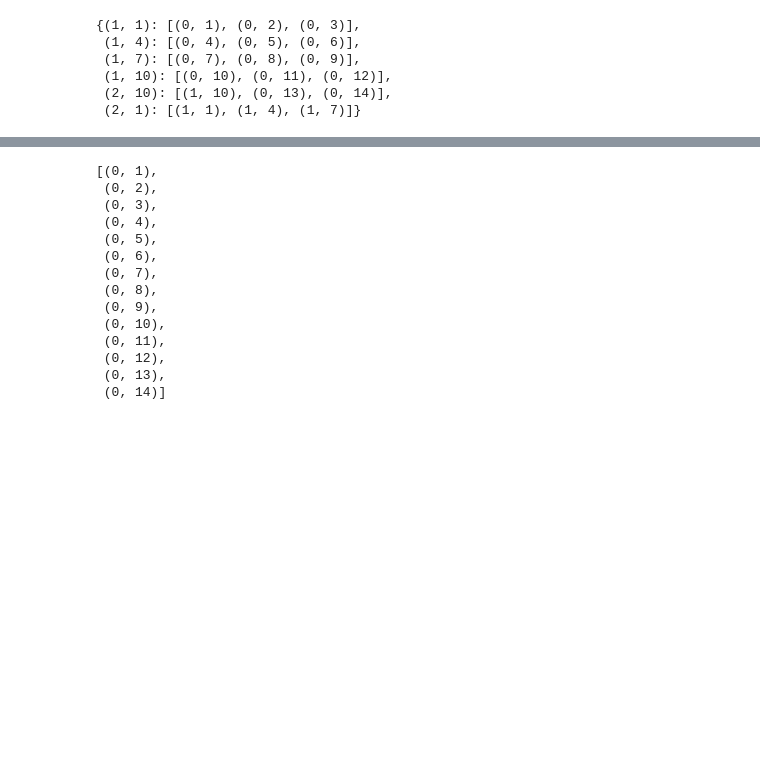
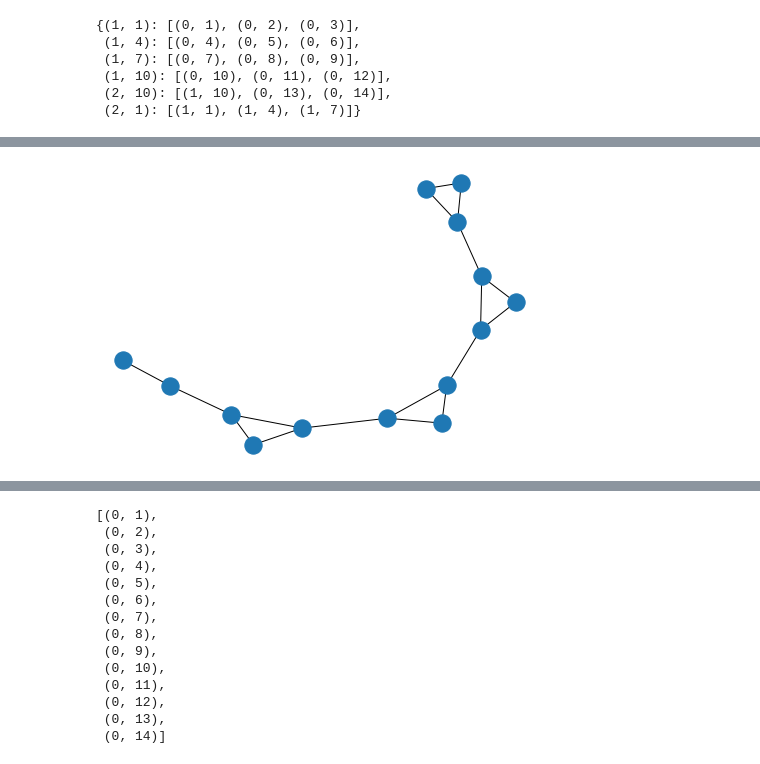
Before and after one commit to kdd-lab/2020_Trevisan, a Jupyter notebook: code/notebook/4_Pipeline_gerarchica_invertita.ipynb, the cells around one changed output, grey strips where cells are left out. Cells and saved outputs as stored; diff of their text form; code cells hidden in the pictures; blank space fills up the shorter version.

```diff
--- a/code/notebook/4_Pipeline_gerarchica_invertita.ipynb
+++ b/code/notebook/4_Pipeline_gerarchica_invertita.ipynb
@@ -505,3 +511,80 @@ m = {(1, 1): [(0, 1), (0, 2), (0, 3)],
  (2, 10): [(1, 10), (0, 13), (0, 14)],
  (2, 1): [(1, 1), (1, 4), (1, 7)]}
 G_finale = [(2, 1), (2, 10)]
+# %%
+def all_equal(iterator):
+    iterator = [x[0] for x in iterator]
+    if len(set(iterator)) <= 1:
+        ah = list(set(iterator))
+        return ah[0] == 0
+    else:
+        return False
+# %%
+from itertools import product
+
+m = {(1, 1): [(0, 1), (0, 2), (0, 3)],
+ (1, 4): [(0, 4), (0, 5), (0, 6)],
+ (1, 7): [(0, 7), (0, 8), (0, 9)],
+ (1, 10): [(0, 10), (0, 11), (0, 12)],
+ (2, 10): [(1, 10), (0, 13), (0, 14)],
+ (2, 1): [(1, 1), (1, 4), (1, 7)]}
+
+G_finale = [(2, 1), (2, 10)]
+
+
+def all_equal(iterator):
+    iterator = [x[0] for x in iterator]
+    if len(set(iterator)) <= 1:
+        ah = list(set(iterator))
+        return ah[0] == 0
+    else:
+        return False
+
+def inverti(lista_nodi, mapping):
+    risultato_nodi = []
+    risultato_archi = []
+    grafo_finale = nx.Graph()
+
+    while mapping != {}:
+        lista_nodi.sort(key=lambda x:x[0])
+        x = lista_nodi[-1]
+        y = mapping.get(x)
+        risultato_archi.append(y)
+        lista_nodi[lista_nodi.index(x)] = y
+
+        del mapping[x]
+        lista_nodi = flatten(lista_nodi)
+        lista_nodi.sort(key=lambda x:x[1])
+    risultato_nodi.append(lista_nodi)
+
+
+    lista = []
+    for i in risultato_nodi[0]:
+        lista.append(i[1])
+
+
+    lista_archi_final = [(lista[i], lista[i+1]) for i in range(0, len(lista)-1, 1)]
+    #print(lista_archi_final)
+
+    grafo_finale.add_edges_from(lista_archi_final)
+    #print("Risultato archi", risultato_archi)
+    risultato_archi2 = []
+    for i in risultato_archi:
+        #print("i", i, all_equal(i))
+        if all_equal(i) == True:
+            risultato_archi2.append(i)
+    #print(risultato_archi2)
+    arconi = []
+    for a in risultato_archi2:
+        print(a, a[0][1], a[2][1])
+        arconi.append((a[0][1], a[2][1]))
+    print(arconi)
+    grafo_finale.add_edges_from(arconi)
+
+
+    return grafo_finale
+
+prova = inverti(G_finale, m)
+
+nx.draw(prova)
+# %% [output]
@@ -507,0 +596 @@ G_finale = [(2, 1), (2, 10)]
+[figure, added]
```
Also changed, not shown: parts of 31 cells of this notebook, 1 other file.
